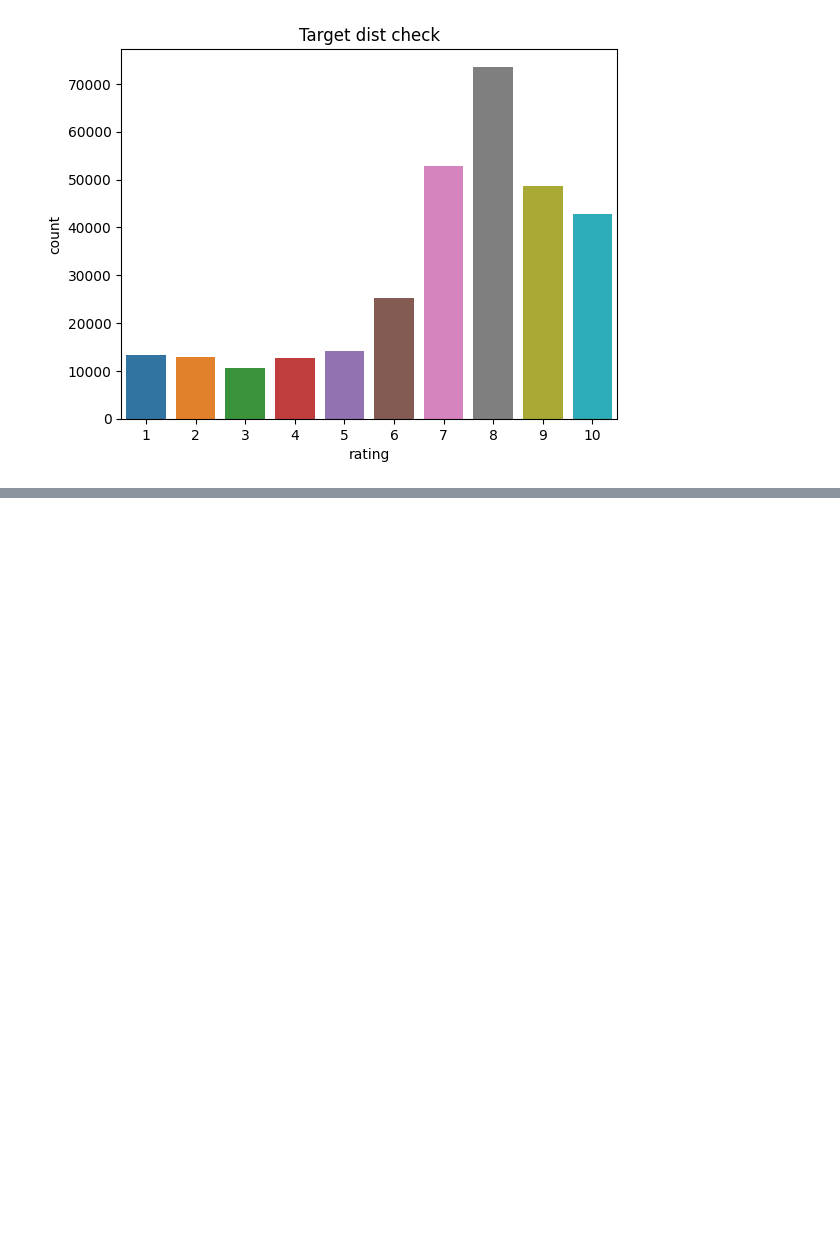
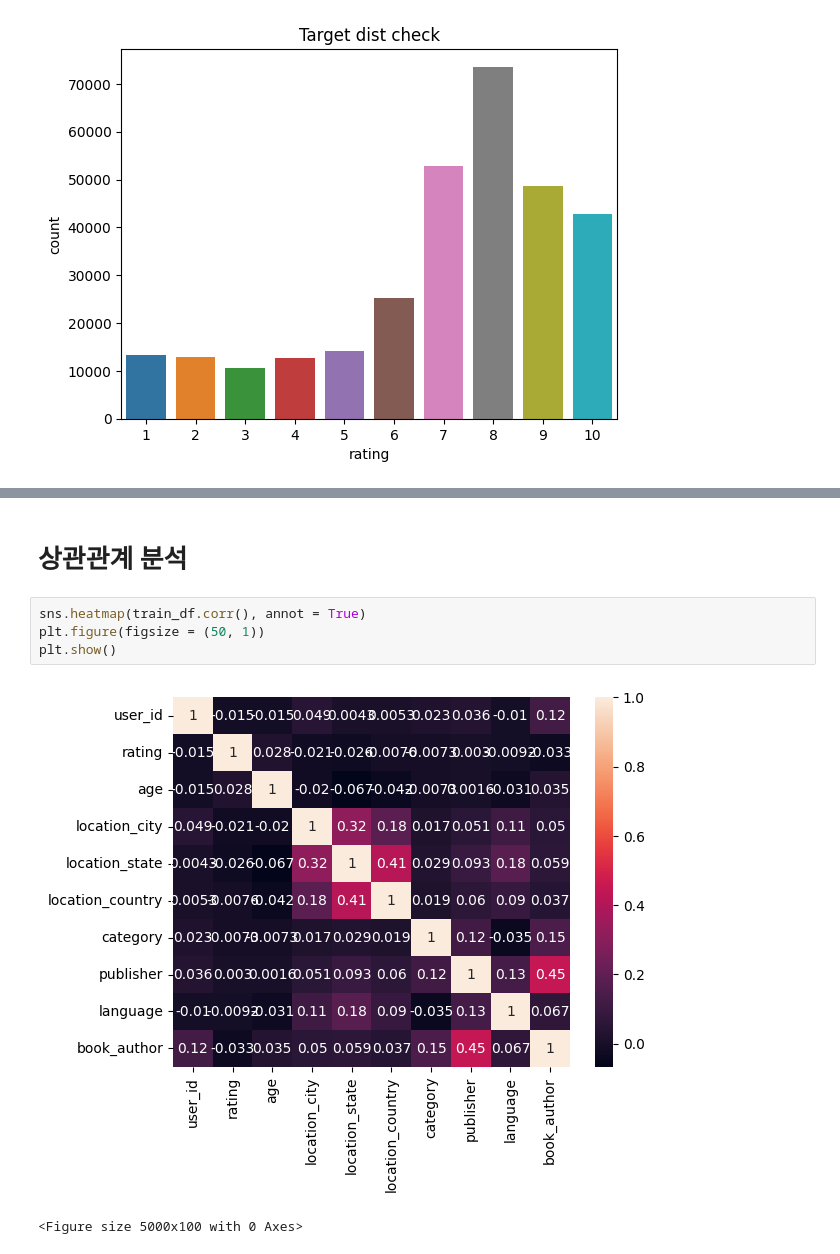
Before and after one commit to boostcampaitech4recsys2/level1_bookratingprediction_recsys-level1-recsys-06, a Jupyter notebook: EDA/EDA-LJH.ipynb, the cells around one changed output, grey strips where cells are left out. Saved outputs shown, nothing was run; the diff lists cells and outputs as text; blank space fills up the shorter version.

```diff
--- a/EDA/EDA-LJH.ipynb
+++ b/EDA/EDA-LJH.ipynb
@@ -560,0 +615,9 @@ plt.show()
+# %% [markdown]
+# 상관관계 분석
+# %%
+sns.heatmap(train_df.corr(), annot = True)
+plt.figure(figsize = (50, 1))
+plt.show()
+# %% [output]
+[figure, added]
+<Figure size 5000x100 with 0 Axes>
```
Also changed, not shown: parts of 4 cells of this notebook, 14 other files.
